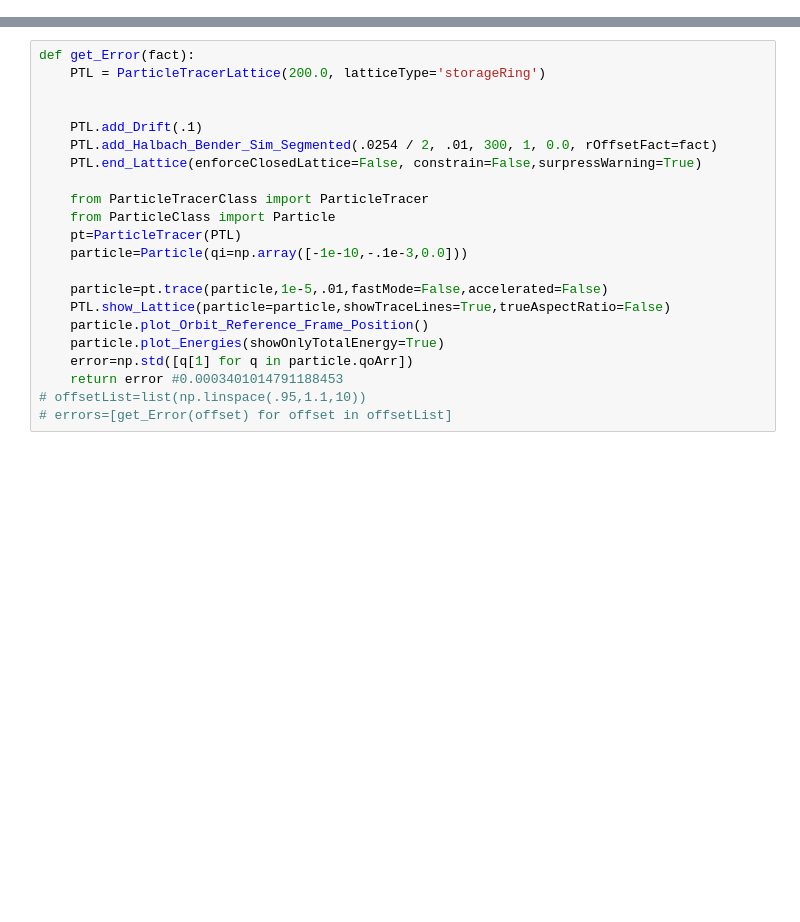
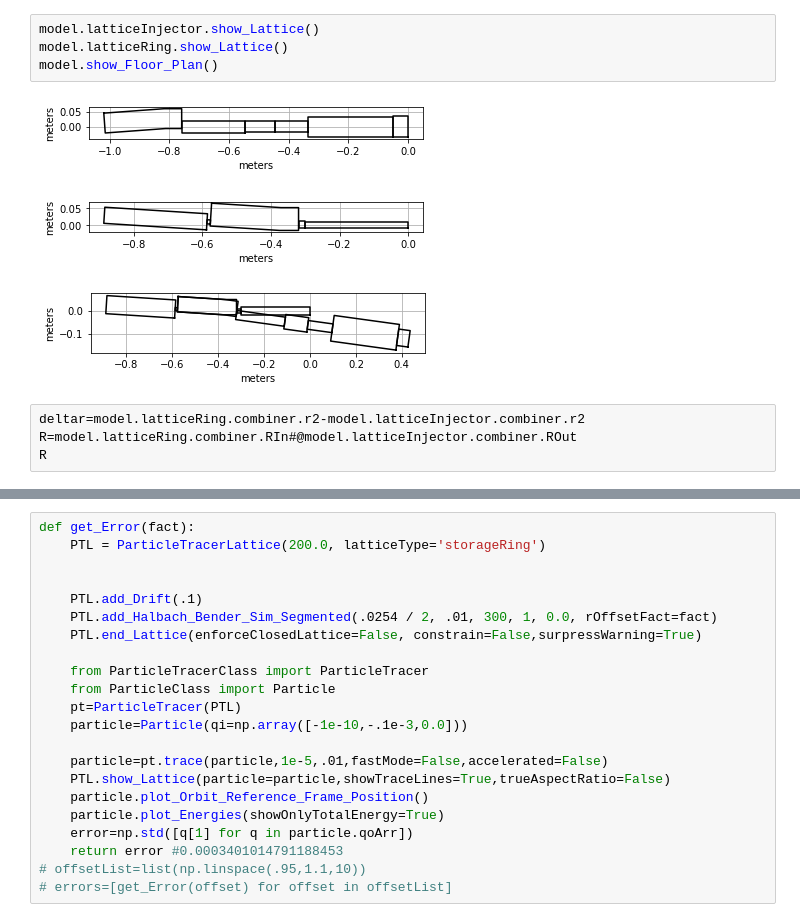
Before and after one commit to BillyTheKidPhysicist/storageRing, a Jupyter notebook: storageRingModel/notebook.ipynb, the cells around one changed output, grey strips where cells are left out. Drawn from its saved outputs; the diff is of its cells as text; blank space fills up the shorter version.

```diff
--- a/storageRingModel/notebook.ipynb
+++ b/storageRingModel/notebook.ipynb
@@ -95,0 +114,12 @@ sol.fun,rOffset #(9.321391417934391e-05, 0.0038778991699218723)
+# %%
+model.latticeInjector.show_Lattice()
+model.latticeRing.show_Lattice()
+model.show_Floor_Plan()
+# %% [output]
+[figure, added]
+[figure, added]
+[figure, added]
+# %%
+deltar=model.latticeRing.combiner.r2-model.latticeInjector.combiner.r2
+R=model.latticeRing.combiner.RIn#@model.latticeInjector.combiner.ROut
+R
```
Also changed, not shown: parts of 24 cells of this notebook, 13 other files.
